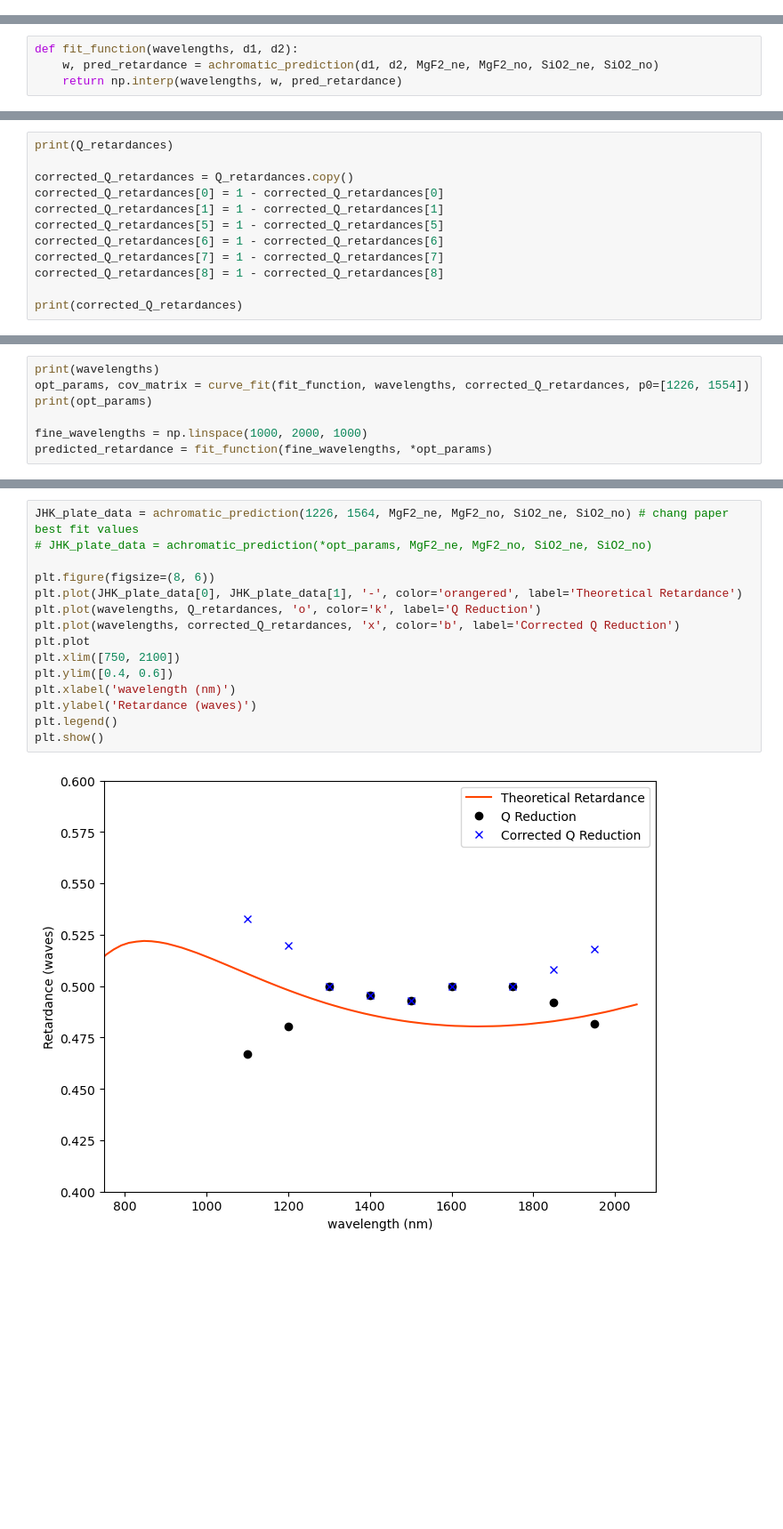
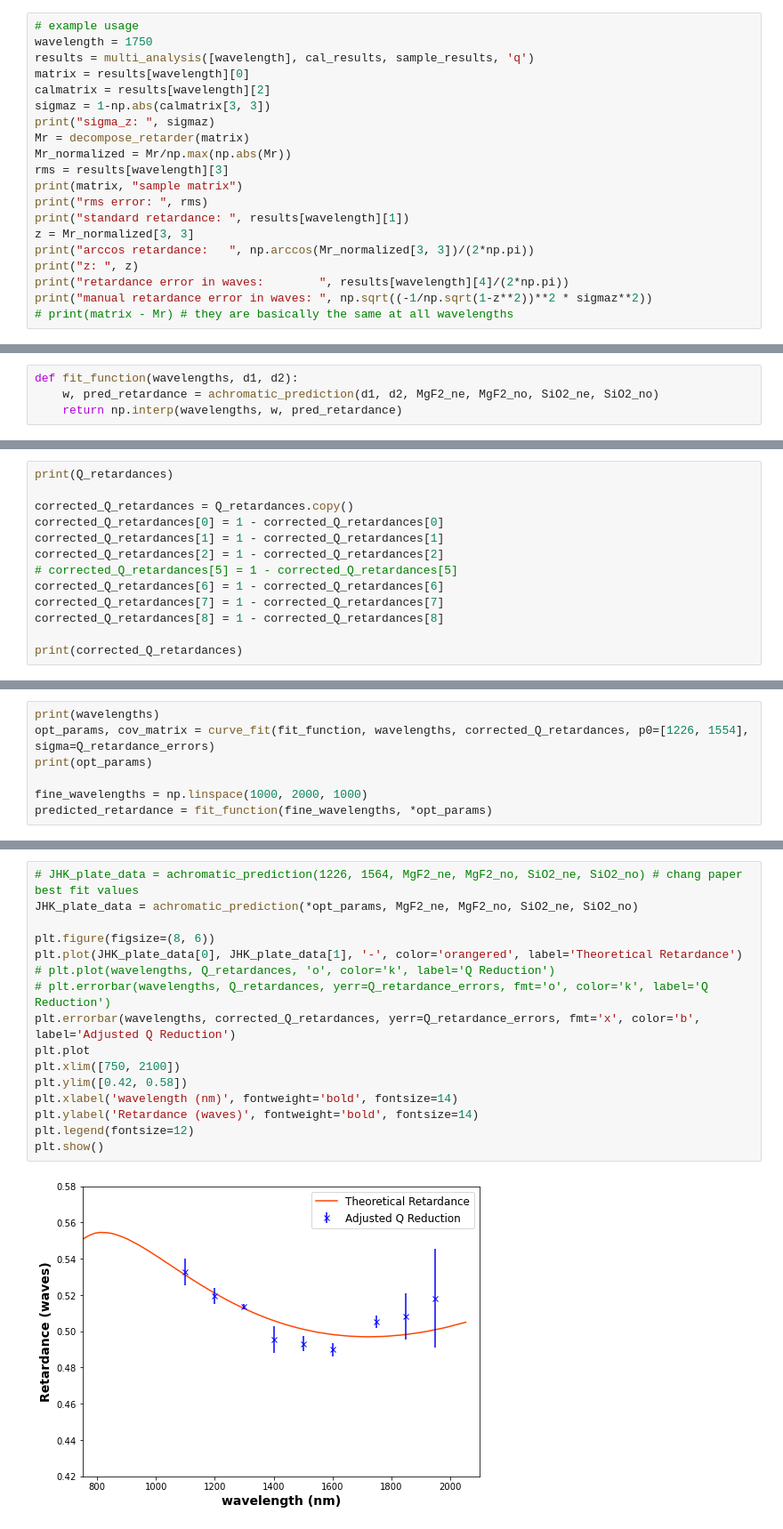
Before and after one commit to wcmelby/wcmelby-HWP_Characterizations, a Jupyter notebook: SuperK_Select_Data/JHK_Plate/JHK_SuperK_Analysis.ipynb, the cells around one changed output, grey strips where cells are left out. Shown at 89% size. Saved outputs shown, nothing was run; the diff lists cells and outputs as text; blank space fills up the shorter version.

Commit message:
made initial best fit

```diff
--- a/SuperK_Select_Data/JHK_Plate/JHK_SuperK_Analysis.ipynb
+++ b/SuperK_Select_Data/JHK_Plate/JHK_SuperK_Analysis.ipynb
@@ -194,0 +214,20 @@ print(Mr)
+# %%
+# example usage
+wavelength = 1750
+results = multi_analysis([wavelength], cal_results, sample_results, 'q')
+matrix = results[wavelength][0]
+calmatrix = results[wavelength][2]
+sigmaz = 1-np.abs(calmatrix[3, 3])
+print("sigma_z: ", sigmaz)
+Mr = decompose_retarder(matrix)
+Mr_normalized = Mr/np.max(np.abs(Mr))
+rms = results[wavelength][3]
+print(matrix, "sample matrix")
+print("rms error: ", rms)
+print("standard retardance: ", results[wavelength][1])
+z = Mr_normalized[3, 3]
+print("arccos retardance:   ", np.arccos(Mr_normalized[3, 3])/(2*np.pi))
+print("z: ", z)
+print("retardance error in waves:        ", results[wavelength][4]/(2*np.pi))
+print("manual retardance error in waves: ", np.sqrt((-1/np.sqrt(1-z**2))**2 * sigmaz**2))
+# print(matrix - Mr) # they are basically the same at all wavelengths
@@ -784,7 +843,8 @@ print(Q_retardances)
 corrected_Q_retardances = Q_retardances.copy()
 corrected_Q_retardances[0] = 1 - corrected_Q_retardances[0]
 corrected_Q_retardances[1] = 1 - corrected_Q_retardances[1]
-corrected_Q_retardances[5] = 1 - corrected_Q_retardances[5]
+corrected_Q_retardances[2] = 1 - corrected_Q_retardances[2]
+# corrected_Q_retardances[5] = 1 - corrected_Q_retardances[5]
 corrected_Q_retardances[6] = 1 - corrected_Q_retardances[6]
 corrected_Q_retardances[7] = 1 - corrected_Q_retardances[7]
 corrected_Q_retardances[8] = 1 - corrected_Q_retardances[8]
@@ -796,6 +856,6 @@ print(corrected_Q_retardances)
 # %%
 print(wavelengths)
-opt_params, cov_matrix = curve_fit(fit_function, wavelengths, corrected_Q_retardances, p0=[1226, 1554])
+opt_params, cov_matrix = curve_fit(fit_function, wavelengths, corrected_Q_retardances, p0=[1226, 1554], sigma=Q_retardance_errors)
 print(opt_params)
 
 fine_wavelengths = np.linspace(1000, 2000, 1000)
@@ -810,17 +874,18 @@ print(*opt_params)
 # %%
-JHK_plate_data = achromatic_prediction(1226, 1564, MgF2_ne, MgF2_no, SiO2_ne, SiO2_no) # chang paper best fit values
-# JHK_plate_data = achromatic_prediction(*opt_params, MgF2_ne, MgF2_no, SiO2_ne, SiO2_no)
+# JHK_plate_data = achromatic_prediction(1226, 1564, MgF2_ne, MgF2_no, SiO2_ne, SiO2_no) # chang paper best fit values
+JHK_plate_data = achromatic_prediction(*opt_params, MgF2_ne, MgF2_no, SiO2_ne, SiO2_no)
 
 plt.figure(figsize=(8, 6))
 plt.plot(JHK_plate_data[0], JHK_plate_data[1], '-', color='orangered', label='Theoretical Retardance')
-plt.plot(wavelengths, Q_retardances, 'o', color='k', label='Q Reduction')
-plt.plot(wavelengths, corrected_Q_retardances, 'x', color='b', label='Corrected Q Reduction')
+# plt.plot(wavelengths, Q_retardances, 'o', color='k', label='Q Reduction')
+# plt.errorbar(wavelengths, Q_retardances, yerr=Q_retardance_errors, fmt='o', color='k', label='Q Reduction')
+plt.errorbar(wavelengths, corrected_Q_retardances, yerr=Q_retardance_errors, fmt='x', color='b', label='Adjusted Q Reduction')
 plt.plot
 plt.xlim([750, 2100])
-plt.ylim([0.4, 0.6])
-plt.xlabel('wavelength (nm)')
-plt.ylabel('Retardance (waves)')
-plt.legend()
+plt.ylim([0.42, 0.58])
+plt.xlabel('wavelength (nm)', fontweight='bold', fontsize=14)
+plt.ylabel('Retardance (waves)', fontweight='bold', fontsize=14)
+plt.legend(fontsize=12)
 plt.show()
 # %% [output]
-[figure, old version]
+[figure, new version]
```
Also changed, not shown: parts of 23 cells of this notebook, 1 other file.
